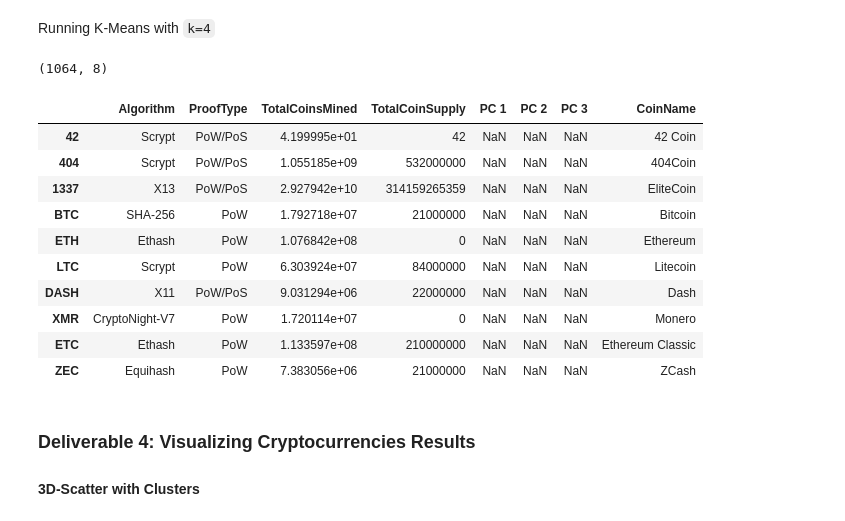
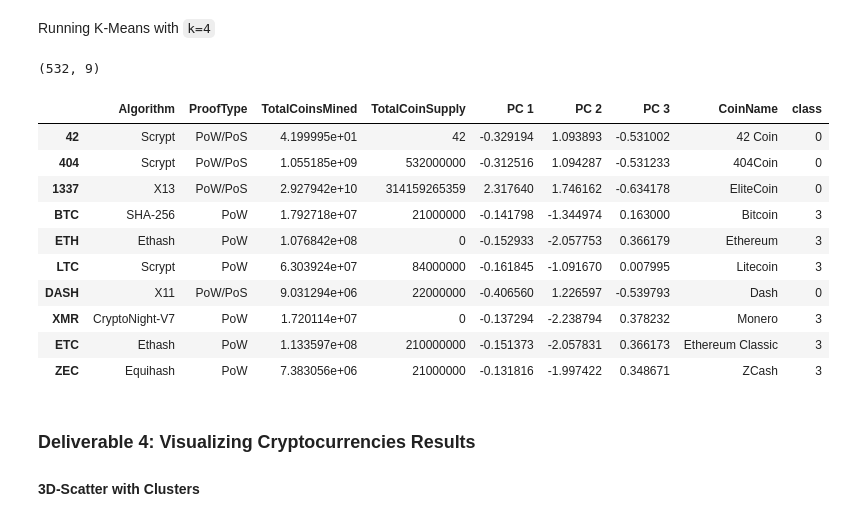
Before and after one commit to AndrewPhilbeck/Cryptocurrencies, a Jupyter notebook: Starter_Code 2/crypto_clustering-Copy1.ipynb, the cells around one changed output. Drawn from its saved outputs; the diff is of its cells as text; code cells hidden in the pictures.

Commit message:
clusters

```diff
--- a/Starter_Code 2/crypto_clustering-Copy1.ipynb
+++ b/Starter_Code 2/crypto_clustering-Copy1.ipynb
@@ -299,31 +299,31 @@ predictions = model.predict(pcs_df)
 # %%
 # Create a new DataFrame including predicted clusters and cryptocurrencies features.
 # Concatentate the crypto_df and pcs_df DataFrames on the same columns.
-clustered_df = pd.concat([crypto_df, pcs_df], axis=0)
+clustered_df = pd.concat([crypto_df, pcs_df], axis=1)
 
 #  Add a new column, "CoinName" to the clustered_df DataFrame that holds the names of the cryptocurrencies.
 CoinName = names_df
 clustered_df["CoinName"] = CoinName
 
 #  Add a new column, "Class" to the clustered_df DataFrame that holds the predictions.
-#clustered_df["class"] = model.labels_
+clustered_df["class"] = model.labels_
 
 # Print the shape of the clustered_df
 print(clustered_df.shape)
 clustered_df.head(10)
 # %% [output]
-(1064, 8)
+(532, 9)
-|  | Algorithm | ProofType | TotalCoinsMined | TotalCoinSupply | PC 1 | PC 2 | PC 3 | CoinName |
-| 42 | Scrypt | PoW/PoS | 4.199995e+01 | 42 | NaN | NaN | NaN | 42 Coin |
-| 404 | Scrypt | PoW/PoS | 1.055185e+09 | 532000000 | NaN | NaN | NaN | 404Coin |
-| 1337 | X13 | PoW/PoS | 2.927942e+10 | 314159265359 | NaN | NaN | NaN | EliteCoin |
-| BTC | SHA-256 | PoW | 1.792718e+07 | 21000000 | NaN | NaN | NaN | Bitcoin |
-| ETH | Ethash | PoW | 1.076842e+08 | 0 | NaN | NaN | NaN | Ethereum |
-| LTC | Scrypt | PoW | 6.303924e+07 | 84000000 | NaN | NaN | NaN | Litecoin |
-| DASH | X11 | PoW/PoS | 9.031294e+06 | 22000000 | NaN | NaN | NaN | Dash |
-| XMR | CryptoNight-V7 | PoW | 1.720114e+07 | 0 | NaN | NaN | NaN | Monero |
-| ETC | Ethash | PoW | 1.133597e+08 | 210000000 | NaN | NaN | NaN | Ethereum Classic |
-| ZEC | Equihash | PoW | 7.383056e+06 | 21000000 | NaN | NaN | NaN | ZCash |
+|  | Algorithm | ProofType | TotalCoinsMined | TotalCoinSupply | PC 1 | PC 2 | PC 3 | CoinName | class |
+| 42 | Scrypt | PoW/PoS | 4.199995e+01 | 42 | -0.329194 | 1.093893 | -0.531002 | 42 Coin | 0 |
+| 404 | Scrypt | PoW/PoS | 1.055185e+09 | 532000000 | -0.312516 | 1.094287 | -0.531233 | 404Coin | 0 |
+| 1337 | X13 | PoW/PoS | 2.927942e+10 | 314159265359 | 2.317640 | 1.746162 | -0.634178 | EliteCoin | 0 |
+| BTC | SHA-256 | PoW | 1.792718e+07 | 21000000 | -0.141798 | -1.344974 | 0.163000 | Bitcoin | 3 |
+| ETH | Ethash | PoW | 1.076842e+08 | 0 | -0.152933 | -2.057753 | 0.366179 | Ethereum | 3 |
+| LTC | Scrypt | PoW | 6.303924e+07 | 84000000 | -0.161845 | -1.091670 | 0.007995 | Litecoin | 3 |
+| DASH | X11 | PoW/PoS | 9.031294e+06 | 22000000 | -0.406560 | 1.226597 | -0.539793 | Dash | 0 |
+| XMR | CryptoNight-V7 | PoW | 1.720114e+07 | 0 | -0.137294 | -2.238794 | 0.378232 | Monero | 3 |
+| ETC | Ethash | PoW | 1.133597e+08 | 210000000 | -0.151373 | -2.057831 | 0.366173 | Ethereum Classic | 3 |
+| ZEC | Equihash | PoW | 7.383056e+06 | 21000000 | -0.131816 | -1.997422 | 0.348671 | ZCash | 3 |
 # %% [markdown]
 ### Deliverable 4: Visualizing Cryptocurrencies Results
 
```
